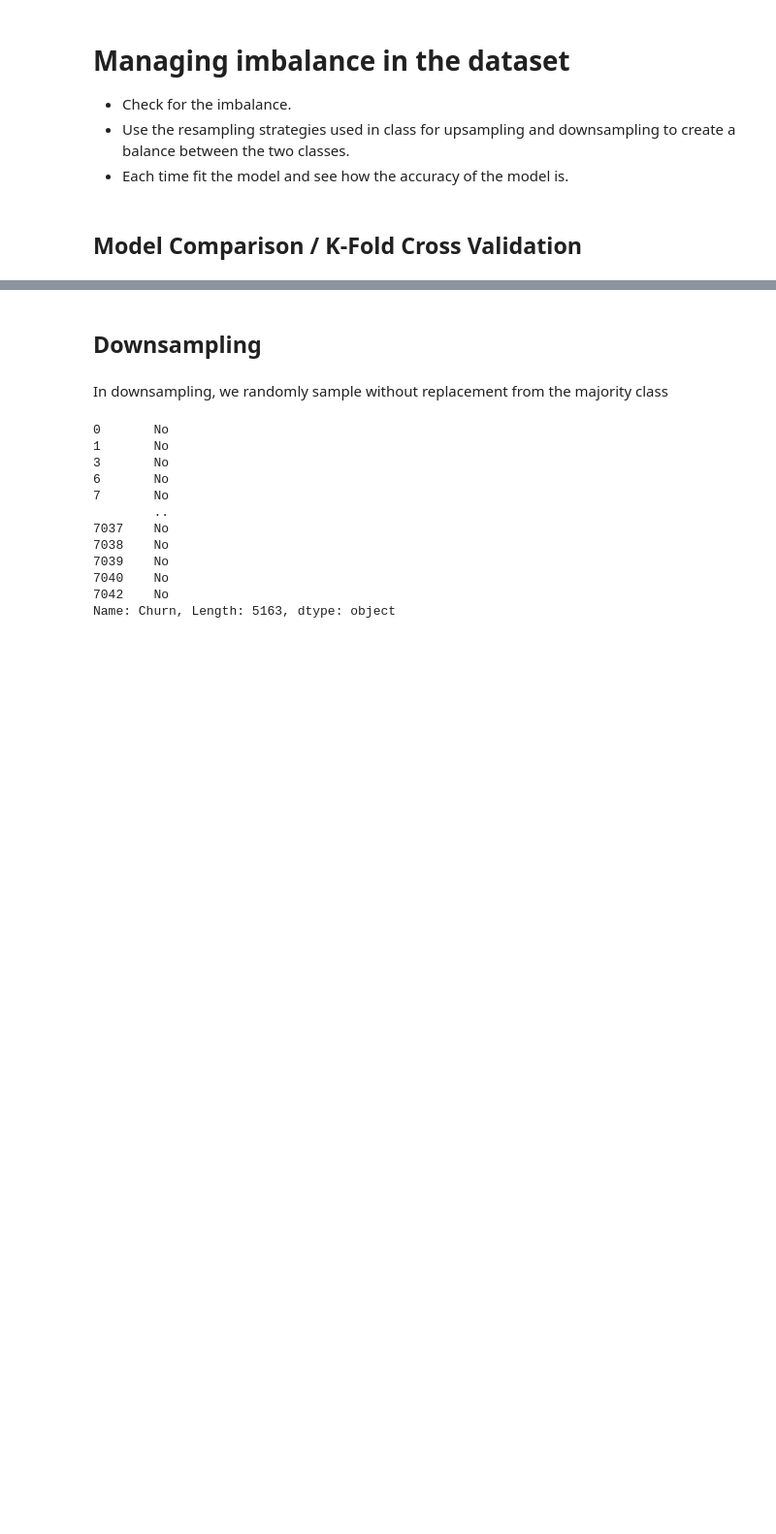
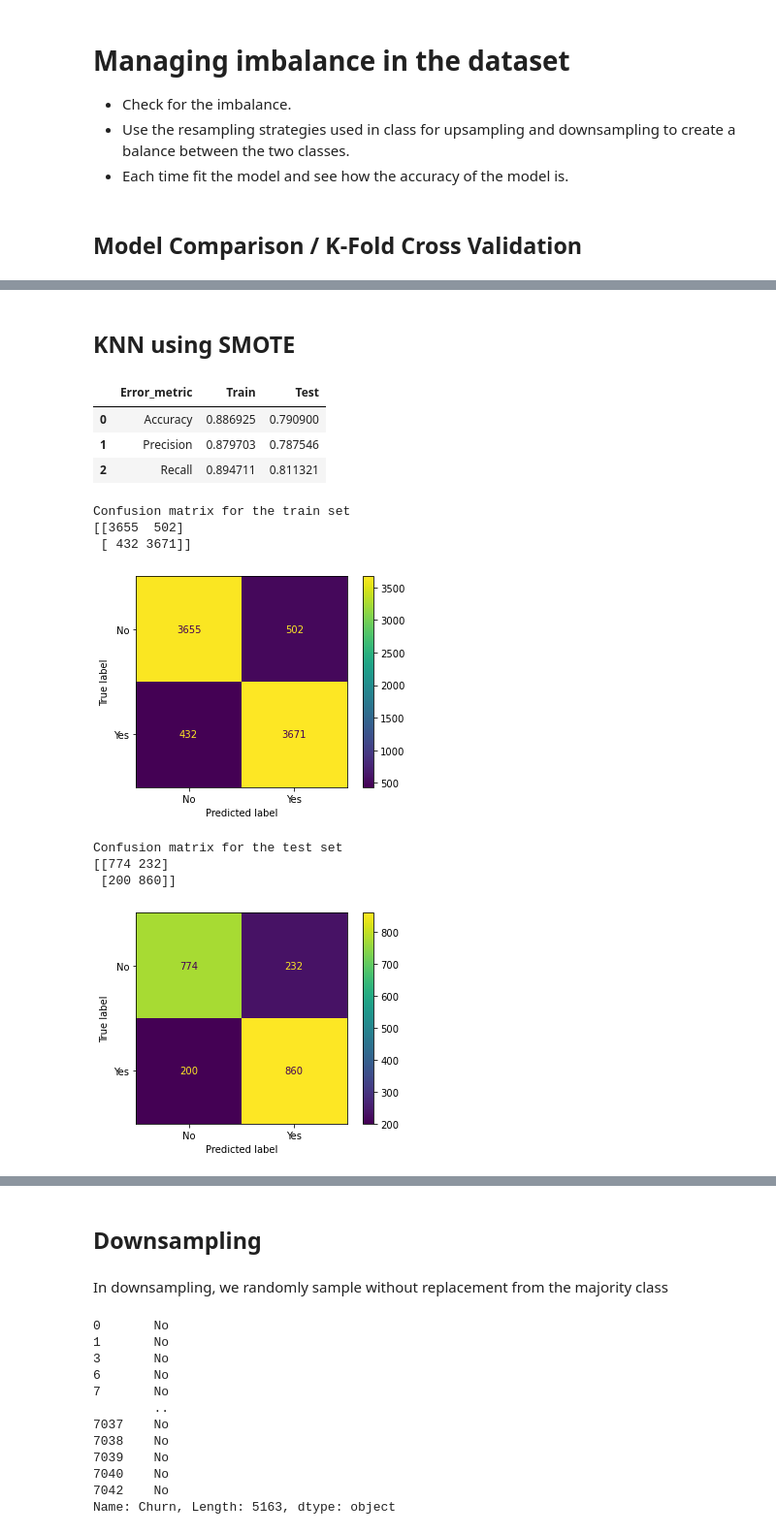
Before and after one commit to hannahlangen/IronHannah, a Jupyter notebook: Labs Week 7/Classification, Handling Imbalanced Data, Decision Trees.ipynb, the cells around one changed output, grey strips where cells are left out. Shown at 97% size. Cells and saved outputs as stored; diff of their text form; code cells hidden in the pictures; blank space fills up the shorter version.

```diff
--- a/Labs Week 7/Classification, Handling Imbalanced Data, Decision Trees.ipynb
+++ b/Labs Week 7/Classification, Handling Imbalanced Data, Decision Trees.ipynb
@@ -393,0 +448,50 @@ print(scores)
+# %% [markdown]
+## KNN using SMOTE
+# %%
+trans = PowerTransformer()
+
+trans.fit(X_train)
+
+X_train_mod = trans.transform(X_train)
+X_test_mod  = trans.transform(X_test)
+
+knn_model.fit(X_train_mod, y_train)
+
+y_pred_train_log = knn_model.predict(X_train_mod)
+y_pred_test_log = knn_model.predict(X_test_mod)
+
+performance_log = pd.DataFrame({'Error_metric': ['Accuracy','Precision','Recall'],
+                               'Train': [accuracy_score(y_train, y_pred_train_log),
+                                         precision_score(y_train, y_pred_train_log,pos_label="Yes"),
+                                         recall_score(y_train, y_pred_train_log,pos_label="Yes")],
+                               'Test': [accuracy_score(y_test, y_pred_test_log),
+                                        precision_score(y_test, y_pred_test_log,pos_label="Yes"),
+                                        recall_score(y_test, y_pred_test_log,pos_label="Yes")]})
+
+display(performance_log)
+
+print("Confusion matrix for the train set")
+print(confusion_matrix(y_train,y_pred_train_log))
+plot_confusion_matrix(knn_model,X_train_mod,y_train, values_format = 'd')
+plt.show()
+
+print()
+print()
+
+print("Confusion matrix for the test set")
+print(confusion_matrix(y_test, y_pred_test_log))
+plot_confusion_matrix(knn_model,X_test_mod,y_test, values_format = 'd')
+plt.show()
+# %% [output]
+|  | Error_metric | Train | Test |
+| 0 | Accuracy | 0.886925 | 0.790900 |
+| 1 | Precision | 0.879703 | 0.787546 |
+| 2 | Recall | 0.894711 | 0.811321 |
+Confusion matrix for the train set
+[[3655  502]
+ [ 432 3671]]
+[figure, added]
+Confusion matrix for the test set
+[[774 232]
+ [200 860]]
+[figure, added]
```
Also changed, not shown: parts of 19 cells of this notebook.
